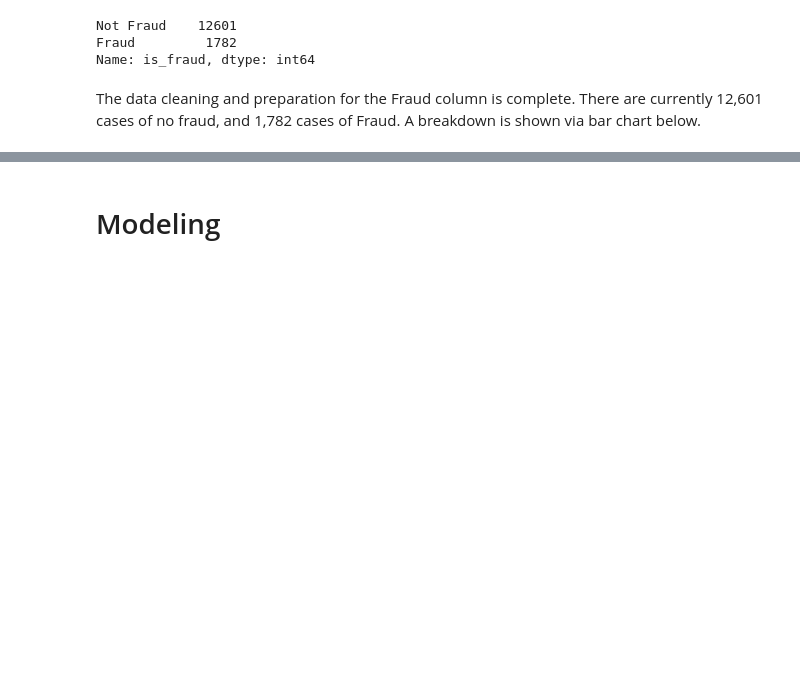
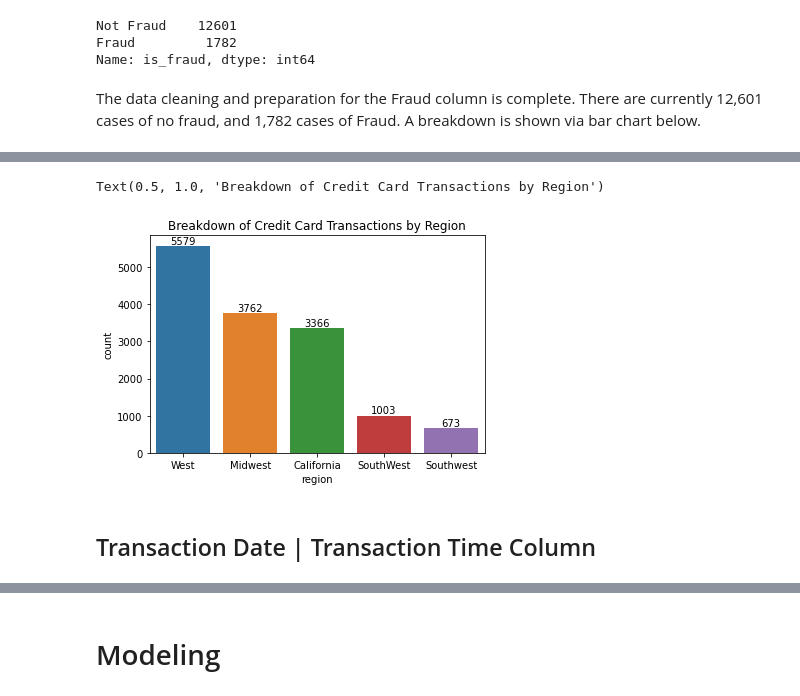
Before and after one commit to keithotuomagie/credit_card_fraud_model, a Jupyter notebook: notebook.ipynb, the cells around one changed output, grey strips where cells are left out. Cells and saved outputs as stored; diff of their text form; code cells hidden in the pictures; blank space fills up the shorter version.

```diff
--- a/notebook.ipynb
+++ b/notebook.ipynb
@@ -894,0 +932,20 @@ The data cleaning and preparation for the Fraud column is complete.  There are c
+# %%
+state_mapping_table = {
+                        'CA': 'California',
+                        'MO': 'Midwest',
+                        'NE': 'Midwest',
+                        'OR': 'West',
+                        'WA': 'West',
+                        'WY': 'West',
+                        'CO': 'West',
+                        'UT': 'West',
+                        'ID': 'West',
+                        'HI': 'West',
+                        'AK': 'West',
+                        'NM': 'SouthWest',
+                        'AZ': 'Southwest'
+                            }
+# %%
+# Mapping the 'state_mapping_table' to the 'State' column
+
+fraud_df['state'] = fraud_df['state'].map(state_mapping_table)
@@ -894,0 +963,2 @@ The data cleaning and preparation for the Fraud column is complete.  There are c
+# %%
+fraud_df.rename(columns = {'state':'region'}, inplace=True)
@@ -894,0 +992,17 @@ The data cleaning and preparation for the Fraud column is complete.  There are c
+# %%
+# Create a bar chart for Value Counts of the 'Region' column
+
+ax = sns.countplot(x='region', data=fraud_df)
+
+for p in ax.patches:
+    height = p.get_height()
+    ax.annotate(f'{height}',
+                (p.get_x() + p.get_width() / 2., height),
+                ha='center', va='bottom')  # Center text horizontally and place above the bar
+
+plt.title("Breakdown of Credit Card Transactions by Region")
+# %% [output]
+Text(0.5, 1.0, 'Breakdown of Credit Card Transactions by Region')
+[figure, added]
+# %% [markdown]
+## Transaction Date | Transaction Time Column
```
Also changed, not shown: parts of 60 cells of this notebook.
